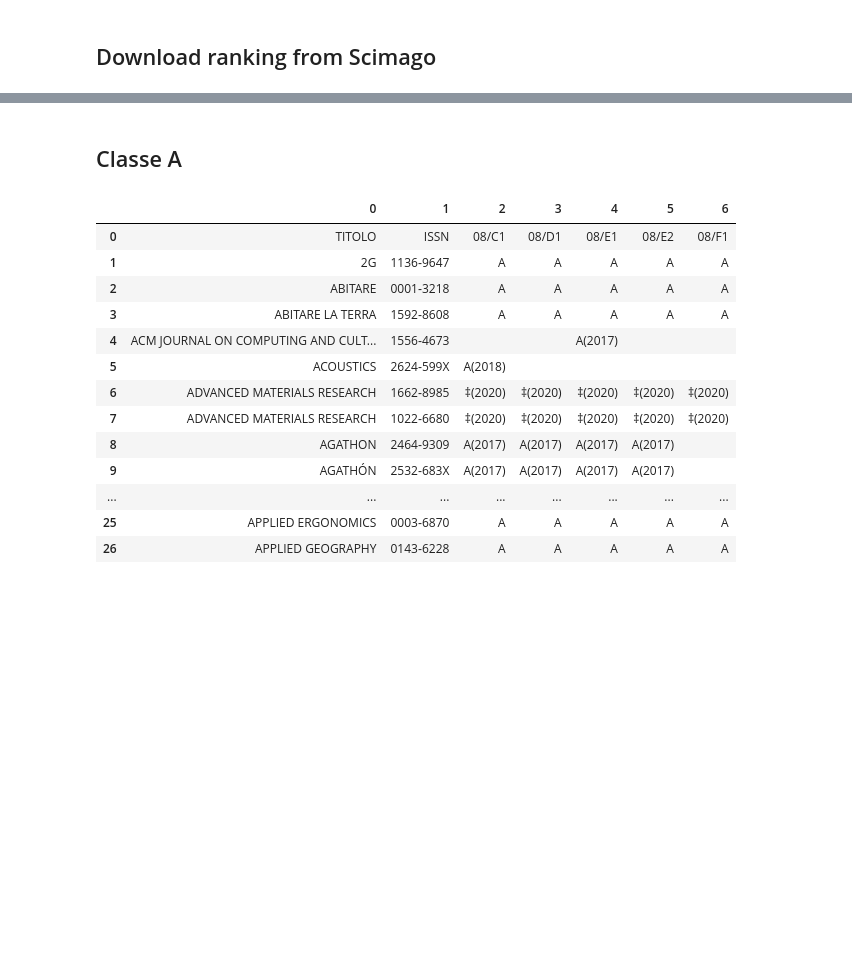
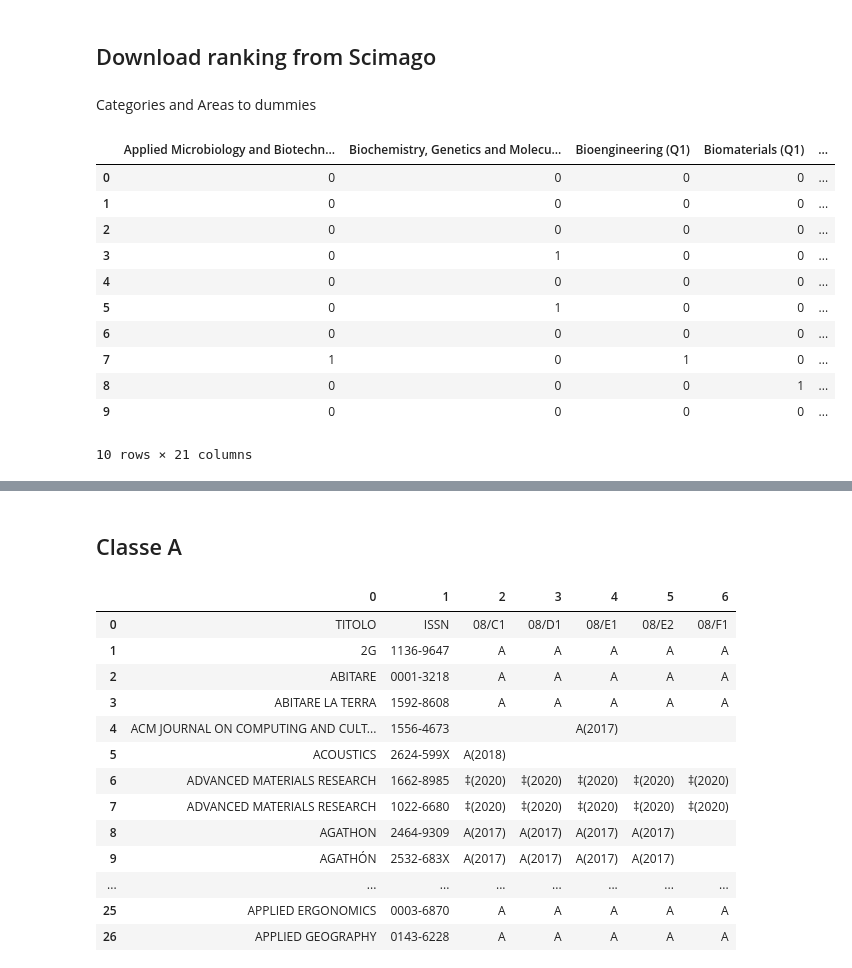
Before and after one commit to paluigi/prin-anvur, a Jupyter notebook: dev.ipynb, the cells around one changed output, grey strips where cells are left out. Drawn from its saved outputs; the diff is of its cells as text; code cells hidden in the pictures; blank space fills up the shorter version.

```diff
--- a/dev.ipynb
+++ b/dev.ipynb
@@ -56,0 +59,17 @@ with requests.get(scimago_link, headers=headers) as res:
+# %% [markdown]
+Categories and Areas to dummies
+# %%
+scimago_df["Categories"].head(10).str.get_dummies(sep="; ")
+# %% [output]
+|  | Applied Microbiology and Biotechn... | Biochemistry, Genetics and Molecu... | Bioengineering (Q1) | Biomaterials (Q1) | ... |
+| 0 | 0 | 0 | 0 | 0 | ... |
+| 1 | 0 | 0 | 0 | 0 | ... |
+| 2 | 0 | 0 | 0 | 0 | ... |
+| 3 | 0 | 1 | 0 | 0 | ... |
+| 4 | 0 | 0 | 0 | 0 | ... |
+| 5 | 0 | 1 | 0 | 0 | ... |
+| 6 | 0 | 0 | 0 | 0 | ... |
+| 7 | 1 | 0 | 1 | 0 | ... |
+| 8 | 0 | 0 | 0 | 1 | ... |
+| 9 | 0 | 0 | 0 | 0 | ... |
+10 rows × 21 columns
```
Also changed, not shown: parts of 3 cells of this notebook.
